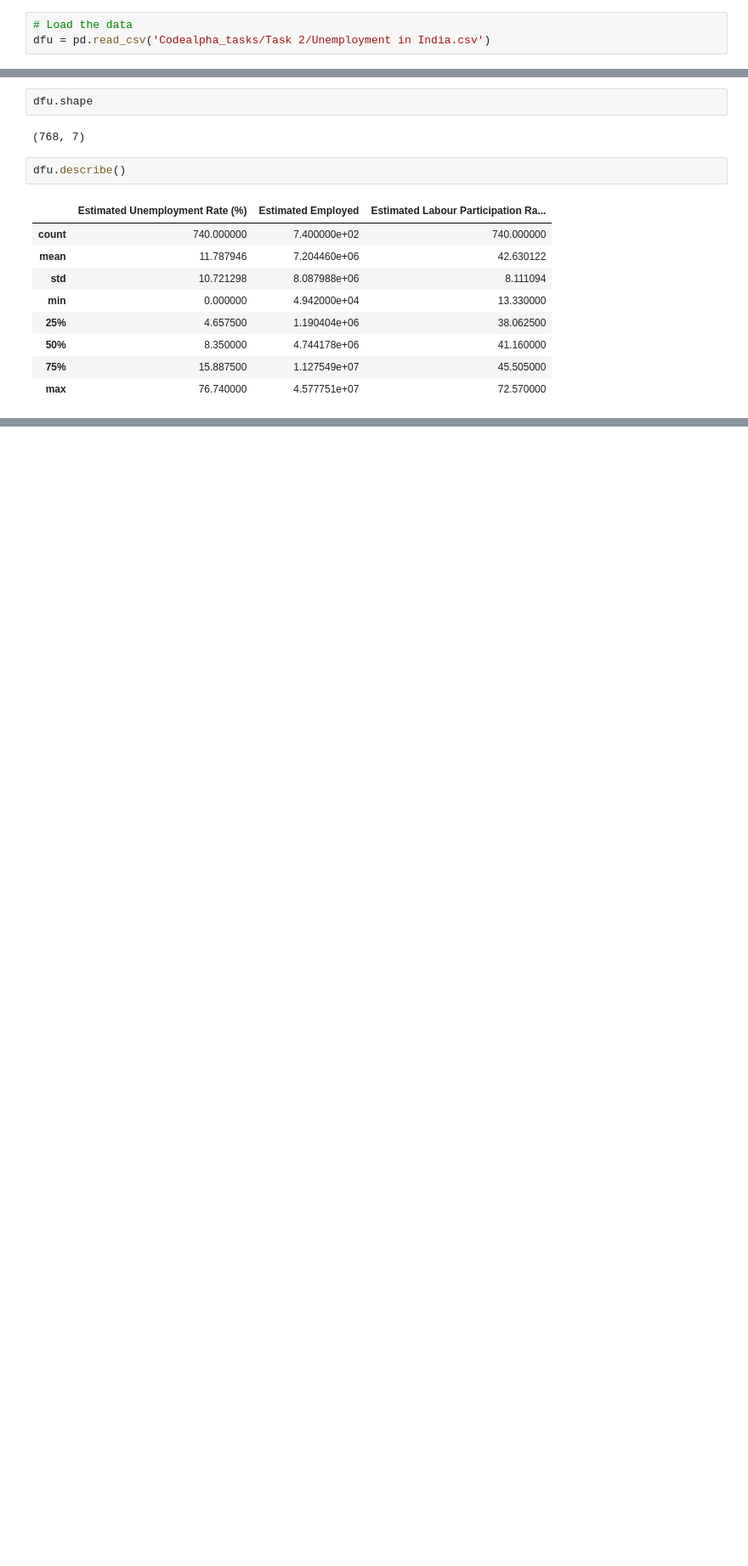
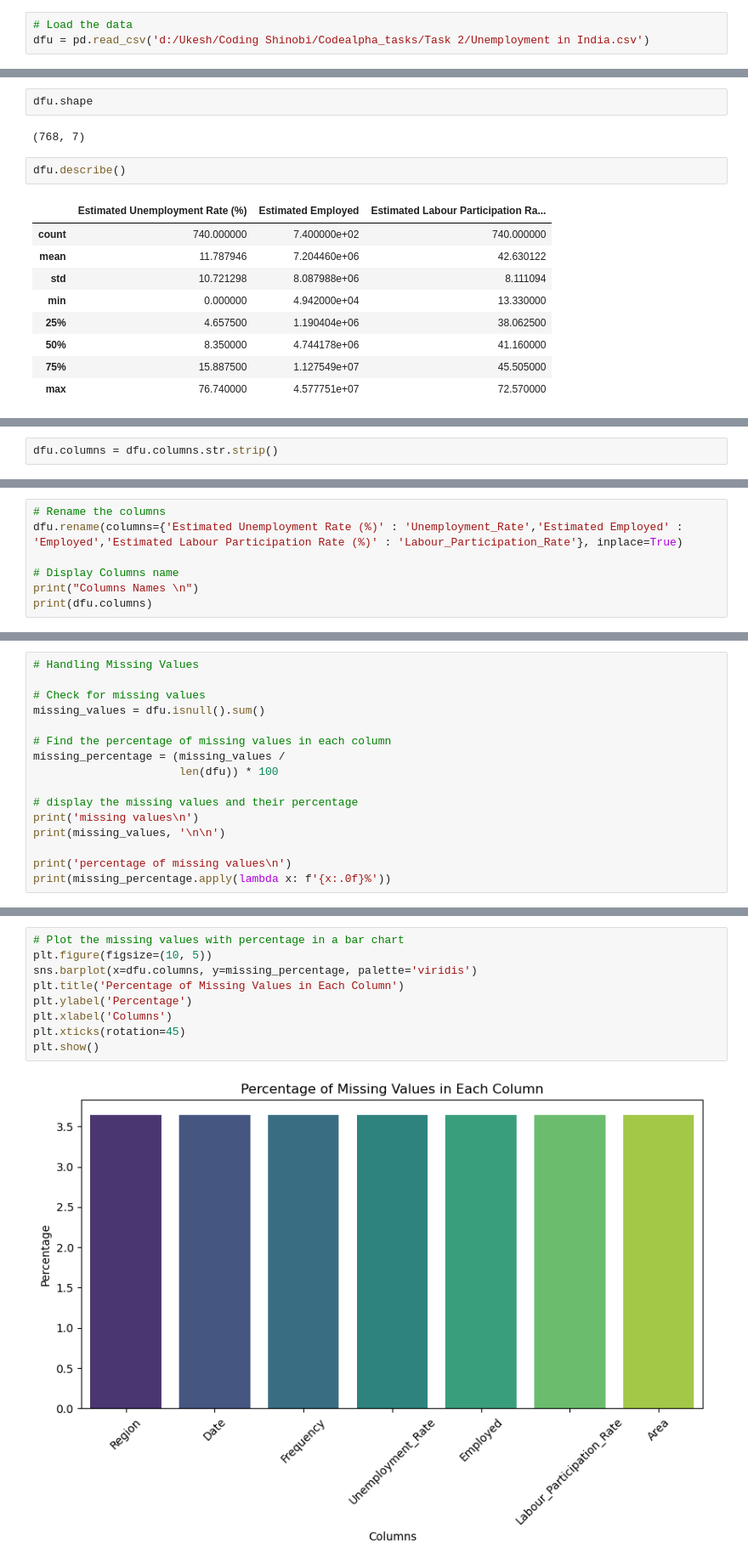
Before and after one commit to Ukpro-code/Coding-Shinobi, a Jupyter notebook: Codealpha_tasks/Task 2/unemployment.ipynb, the cells around one changed output, grey strips where cells are left out. Shown at 85% size. Saved outputs shown, nothing was run; the diff lists cells and outputs as text; blank space fills up the shorter version.

Commit message:
analysis of unemployment rate

```diff
--- a/Codealpha_tasks/Task 2/unemployment.ipynb
+++ b/Codealpha_tasks/Task 2/unemployment.ipynb
@@ -8,7 +8,7 @@ from scipy import stats
 %matplotlib inline
 # %%
 # Load the data
-dfu = pd.read_csv('Codealpha_tasks/Task 2/Unemployment in India.csv')
+dfu = pd.read_csv('d:/Ukesh/Coding Shinobi/Codealpha_tasks/Task 2/Unemployment in India.csv')
 # %%
 dfu.head()
 # %% [output]
@@ -53,0 +71,2 @@ dfu.describe()
+# %%
+dfu.columns = dfu.columns.str.strip()
@@ -53,0 +88,7 @@ dfu.describe()
+# %%
+# Rename the columns
+dfu.rename(columns={'Estimated Unemployment Rate (%)' : 'Unemployment_Rate','Estimated Employed' : 'Employed','Estimated Labour Participation Rate (%)' : 'Labour_Participation_Rate'}, inplace=True)
+
+# Display Columns name
+print("Columns Names \n")
+print(dfu.columns)
@@ -53,0 +134,16 @@ dfu.describe()
+# %%
+# Handling Missing Values
+
+# Check for missing values
+missing_values = dfu.isnull().sum()
+
+# Find the percentage of missing values in each column
+missing_percentage = (missing_values /
+                      len(dfu)) * 100
+
+# display the missing values and their percentage
+print('missing values\n')
+print(missing_values, '\n\n')
+
+print('percentage of missing values\n')
+print(missing_percentage.apply(lambda x: f'{x:.0f}%'))
@@ -53,0 +168,11 @@ dfu.describe()
+# %%
+# Plot the missing values with percentage in a bar chart
+plt.figure(figsize=(10, 5))
+sns.barplot(x=dfu.columns, y=missing_percentage, palette='viridis')
+plt.title('Percentage of Missing Values in Each Column')
+plt.ylabel('Percentage')
+plt.xlabel('Columns')
+plt.xticks(rotation=45)
+plt.show()
+# %% [output]
+[figure, added]
```
Also changed, not shown: parts of 13 cells of this notebook.
